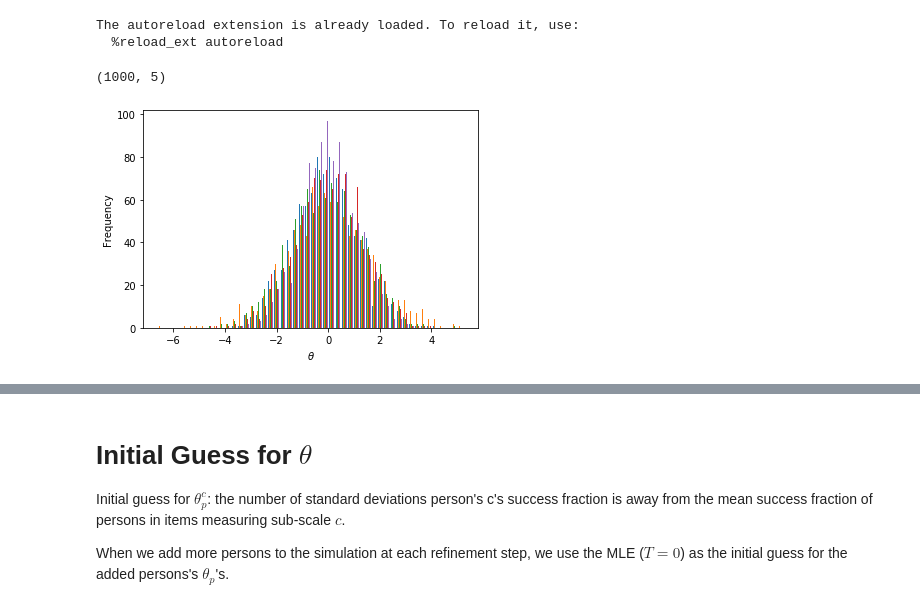
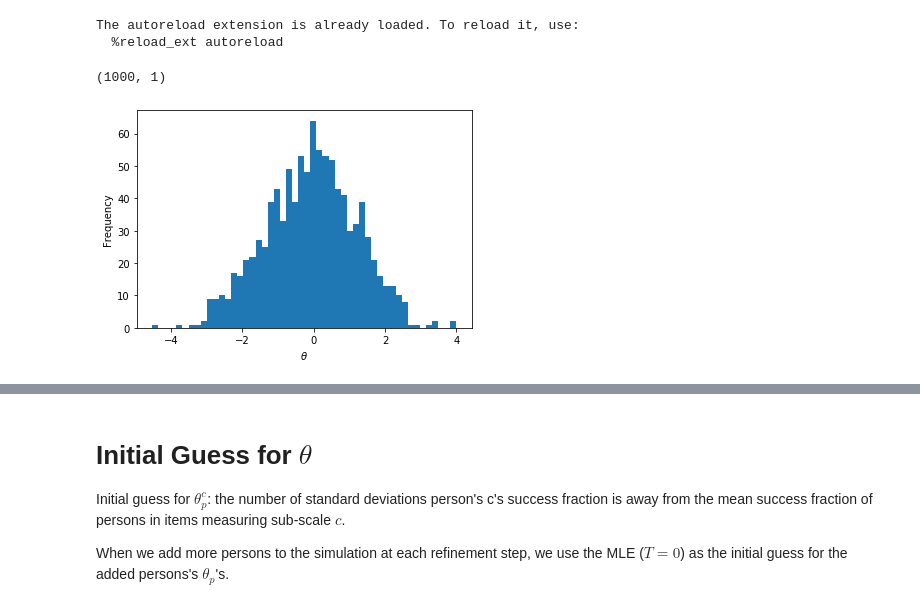
Before and after one commit to ETS-Next-Gen/irt-mcmc, a Jupyter notebook: notebooks/irt_solver_1d_simulated_data.ipynb, the cells around one changed output, grey strips where cells are left out. Cells and saved outputs as stored; diff of their text form; code cells hidden in the pictures.

```diff
--- a/notebooks/irt_solver_1d_simulated_data.ipynb
+++ b/notebooks/irt_solver_1d_simulated_data.ipynb
@@ -35,7 +37,7 @@ P = 1000
 # Number of items.
 I = 20
 # Number of latent ability dimensions (sub-scales).
-C = 5
+C = 1
 # Fixed item asymptote (pi) as theta -> -\infty = probability of guessing.
 asym = 0 # 0.25
 # Constant a for all items.
@@ -45,10 +47,10 @@ X, theta, b, c = nirt.simulate.simulate_data.generate_dichotomous_responses(P, I
 # %%
 # Verify that student latent abilities are normally distributed. theta_c ~ N(0, invgamma(a_c,b_c))
 print(theta.shape)
-plt.hist(theta, 50)
+plt.hist(theta[:, 0], 50)
 plt.xlabel(r'$\theta$')
 plt.ylabel('Frequency')
 plt.show()
 # %% [output]
-(1000, 5)
+(1000, 1)
-[figure, old version]
+[figure, new version]
```
Also changed, not shown: parts of 11 cells of this notebook, 9 other files.
